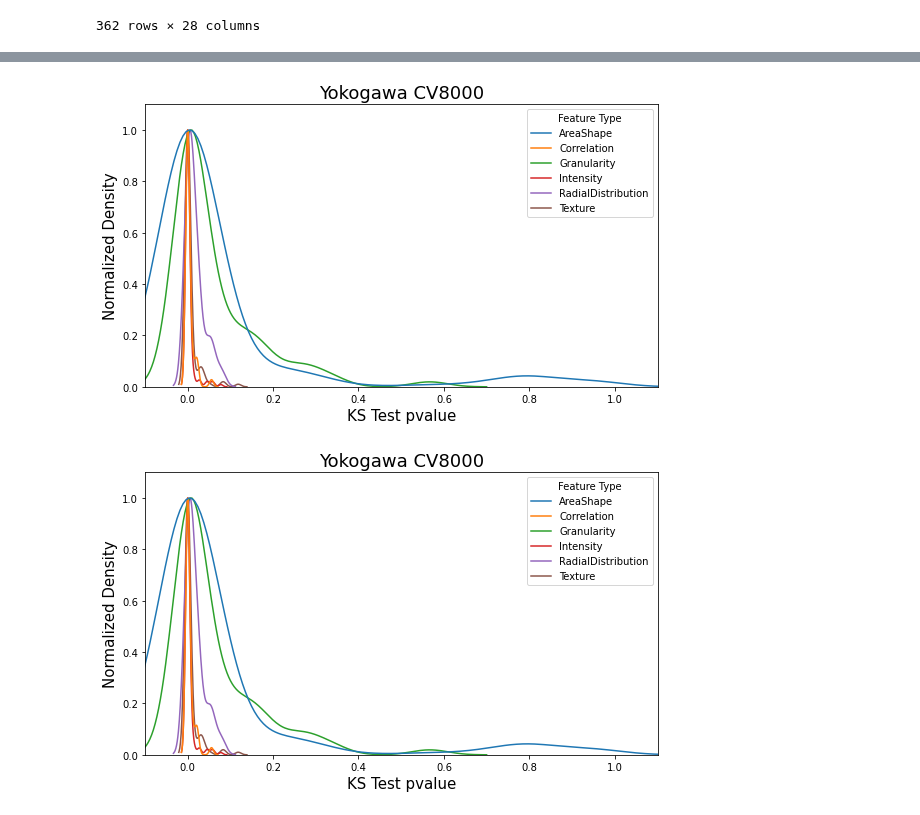
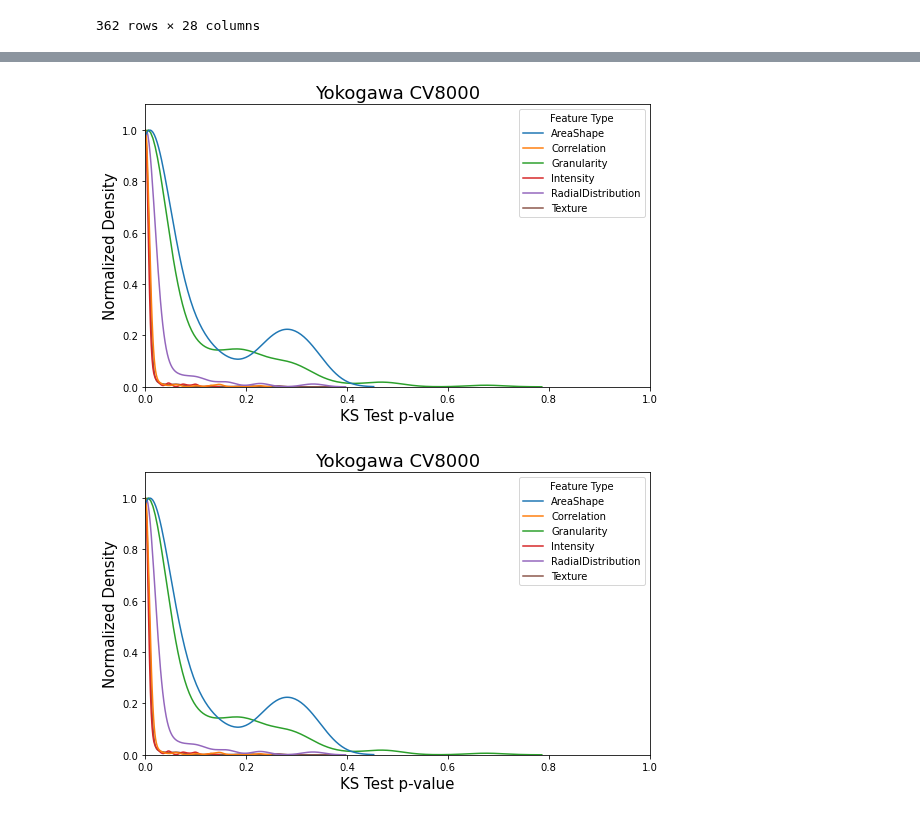
Before and after one commit to jump-cellpainting/jump-scope-analysis, a Jupyter notebook: notebooks/figures/supplementary/FigureS11.ipynb, the cells around one changed output, grey strips where cells are left out. Saved outputs shown, nothing was run; the diff lists cells and outputs as text; code cells hidden in the pictures.

```diff
--- a/notebooks/figures/supplementary/FigureS11.ipynb
+++ b/notebooks/figures/supplementary/FigureS11.ipynb
@@ -60,7 +60,7 @@ for i, pth in enumerate(comparison_paths):
     # We will only compare between non-identical plates
     df = df[df["Assay_Plate_Barcode_plate1"] != df["Assay_Plate_Barcode_plate2"]]
     # Aggregate similar features
-    agg_df = utilssphering.aggregate_comparison_pvalues(df, match_rep_df.columns, aggregate_rows=False, aggregate_similar_features=True)
+    agg_df = utilssphering.aggregate_comparison_pvalues(df, match_rep_df.columns, aggregate_rows=True, aggregate_similar_features=False)
 
     # Rename column for a better legend title (seems to be tricky to change seaborn legend titles)
     agg_df.rename(columns={"feature_type": "Feature Type"}, inplace=True)
@@ -81,5 +81,5 @@ for i, pth in enumerate(comparison_paths):
         ylabel="Normalized Density"
     )
 
-fig.savefig("(S11A)-feature_density.png", dpi=300)
+# fig.savefig("(S11A)-feature_density.png", dpi=300)
 # %% [output]
@@ -105,7 +105,7 @@ for i, pth in enumerate(comparison_paths):
     # We will only compare between non-identical plates
     df = df[df["Assay_Plate_Barcode_plate1"] != df["Assay_Plate_Barcode_plate2"]]
     # Aggregate similar features
-    agg_df = utilssphering.aggregate_comparison_pvalues(df, match_rep_df.columns, aggregate_rows=False, aggregate_similar_features=True)
+    agg_df = utilssphering.aggregate_comparison_pvalues(df, match_rep_df.columns, aggregate_rows=True, aggregate_similar_features=False)
 
     # Rename column for a better legend title (seems to be tricky to change seaborn legend titles)
     agg_df.rename(columns={"feature_type": "Feature Type"}, inplace=True)
@@ -126,5 +126,5 @@ for i, pth in enumerate(comparison_paths):
         ylabel="Normalized Density"
     )
 
-fig.savefig("(S11B)-feature_density-exclude-pixel-differences.png", dpi=300)
+# fig.savefig("(S11B)-feature_density-exclude-pixel-differences.png", dpi=300)
 # %% [output]
@@ -136,34 +150,34 @@ plot_df = pd.read_csv(os.path.join(data_dir, "Yokogawa_US_all_plate_comparison_e
 
 num_rows, num_cols = 1, 1
 
 fig, ax = plt.subplots(num_rows, num_cols, figsize=(8, 5))
 
 vendor_name = vendor_micro_map["Yokogawa_US"]
 df = pd.read_csv(pth)
 
 # We will only compare between non-identical plates
 plot_df = plot_df[plot_df["Assay_Plate_Barcode_plate1"] != plot_df["Assay_Plate_Barcode_plate2"]]
 # Aggregate similar features
-agg_df = utilssphering.aggregate_comparison_pvalues(plot_df, match_rep_df.columns, aggregate_rows=False, aggregate_similar_features=True)
+agg_df = utilssphering.aggregate_comparison_pvalues(plot_df, match_rep_df.columns, aggregate_rows=True, aggregate_similar_features=False)
 
 # Rename column for a better legend title (seems to be tricky to change seaborn legend titles)
 agg_df.rename(columns={"feature_type": "Feature Type"}, inplace=True)
 
 # Select columns with 'float64' dtype
 float64_cols = list(agg_df.select_dtypes(include='float64'))
 # The same code again calling the columns. Convert to float32
 agg_df[float64_cols] = agg_df[float64_cols].astype('float32')
 
 utilssphering.plot_feature_density(
     agg_df,
-    x="p-value",
+    x="pvalue",
     group="Feature Type",
     fig=fig,
     ax=ax,
     plot_title=vendor_name,
     xlabel="KS Test p-value",
     ylabel="Normalized Density"
 )
 # %% [output]
-[figure, old version]
+[figure, new version]
-[figure, old version]
+[figure, new version]
```
Also changed, not shown: parts of 3 cells of this notebook, 7 other files.
